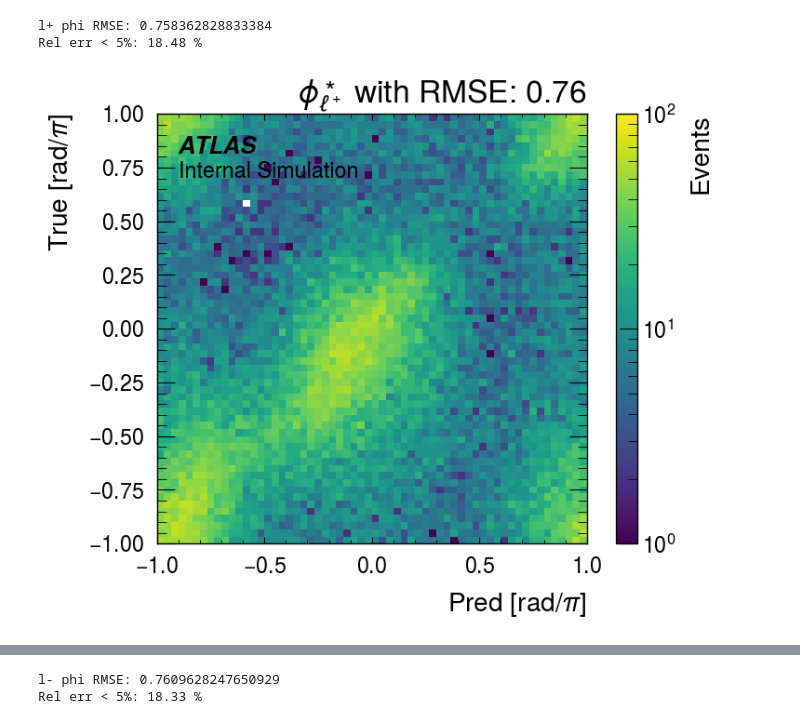
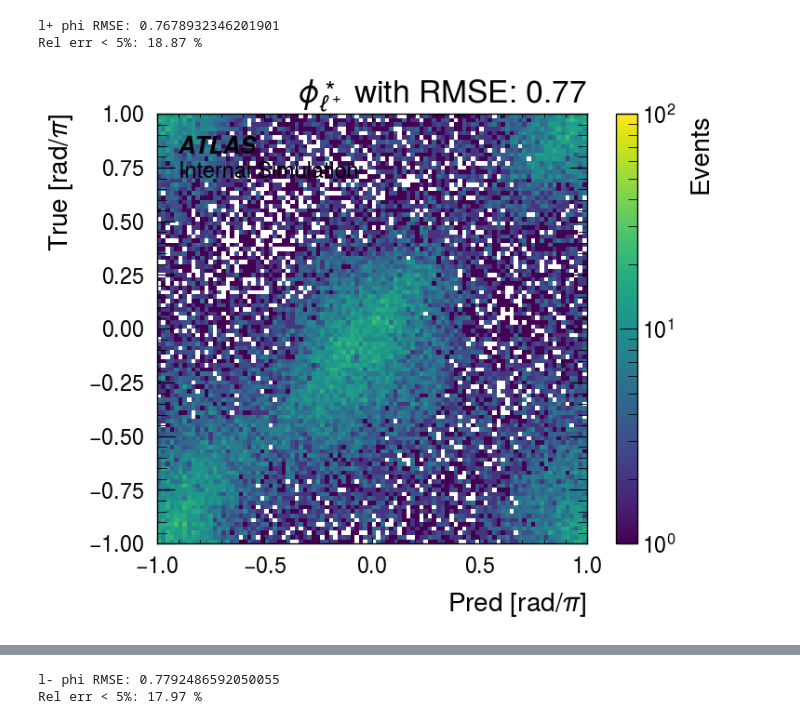
Before and after one commit to yygarypeng/ww-pcres, a Jupyter notebook: visualize.ipynb, the cells around one changed output, grey strips where cells are left out. Saved outputs shown, nothing was run; the diff lists cells and outputs as text; code cells hidden in the pictures.

```diff
--- a/visualize.ipynb
+++ b/visualize.ipynb
@@ -134,7 +134,7 @@ def rmse(a, b):
 def rel_err(a, b):
     return (a - b) / b
 # %%
-def plot_1d_hist(pred, truth, name, bins_edges=np.linspace(-200, 200, 61), unit="GeV", color="black", savepath=None):
+def plot_1d_hist(pred, truth, name, bins_edges=np.linspace(-200, 200, 101), unit="GeV", color="black", savepath=None):
     plt.hist(pred, bins=bins_edges, linewidth=2, color="red", histtype="step", label="Pred")
     plt.hist(truth, bins=bins_edges, linewidth=2, color="blue", histtype="step", label="True")
     plt.legend()
@@ -149,7 +149,7 @@ def plot_1d_hist(pred, truth, name, bins_edges=np.linspace(-200, 200, 61), unit=
     if savepath is not None:
         plt.savefig(savepath, bbox_inches="tight")
     plt.show()
-def plot_2d_hist(pred, truth, name, bins_edges=np.linspace(-200, 200, 61), log=False, unit="GeV", color="black", vmax=5e2, savepath=None):
+def plot_2d_hist(pred, truth, name, bins_edges=np.linspace(-200, 200, 101), log=False, unit="GeV", color="black", vmax=5e2, savepath=None):
     if log:
         norm = LogNorm(vmin=1, vmax=vmax)
         plt.hist2d(pred, truth, bins=[bins_edges, bins_edges], cmap="viridis", norm=norm)
@@ -329,8 +329,8 @@ Rel err < 5%: 42.83 %
 # %%
-plot_1d_hist(pred_l0_theta_phi[1], true_l0_theta_phi[1], r"$\phi^\ast_{\ell^+}$", np.linspace(-1, 1, 61), unit="rad/$\pi$", savepath="./figures/lep_pos/phi.pdf")
+plot_1d_hist(pred_l0_theta_phi[1], true_l0_theta_phi[1], r"$\phi^\ast_{\ell^+}$", np.linspace(-1, 1, 101), unit="rad/$\pi$", savepath="./figures/lep_pos/phi.pdf")
 print("l+ phi RMSE:", rmse(pred_l0_theta_phi[1], true_l0_theta_phi[1]))
-plot_2d_hist(pred_l0_theta_phi[1], true_l0_theta_phi[1], r"$\phi^\ast_{\ell^+}$", np.linspace(-1, 1, 61), log=True, unit="rad/$\pi$", color="black", vmax=1e2, savepath="./figures/lep_pos/phi_2d.pdf")
-plot_1d_hist(pred_l1_theta_phi[1], true_l1_theta_phi[1], r"$\phi^\ast_{\ell^-}$", np.linspace(-1, 1, 61), unit="rad/$\pi$", savepath="./figures/lep_neg/phi.pdf")
+plot_2d_hist(pred_l0_theta_phi[1], true_l0_theta_phi[1], r"$\phi^\ast_{\ell^+}$", np.linspace(-1, 1, 101), log=True, unit="rad/$\pi$", color="black", vmax=1e2, savepath="./figures/lep_pos/phi_2d.pdf")
+plot_1d_hist(pred_l1_theta_phi[1], true_l1_theta_phi[1], r"$\phi^\ast_{\ell^-}$", np.linspace(-1, 1, 101), unit="rad/$\pi$", savepath="./figures/lep_neg/phi.pdf")
 print("l- phi RMSE:", rmse(pred_l1_theta_phi[1], true_l1_theta_phi[1]))
-plot_2d_hist(pred_l1_theta_phi[1], true_l1_theta_phi[1], r"$\phi^\ast_{\ell^-}$", np.linspace(-1, 1, 61), log=True, unit="rad/$\pi$", color="black", vmax=1e2, savepath="./figures/lep_neg/phi_2d.pdf")
+plot_2d_hist(pred_l1_theta_phi[1], true_l1_theta_phi[1], r"$\phi^\ast_{\ell^-}$", np.linspace(-1, 1, 101), log=True, unit="rad/$\pi$", color="black", vmax=1e2, savepath="./figures/lep_neg/phi_2d.pdf")
 # %% [output]
@@ -338,3 +338,3 @@ plot_2d_hist(pred_l1_theta_phi[1], true_l1_theta_phi[1], r"$\phi^\ast_{\ell^-}$"
-l+ phi RMSE: 0.758362828833384
-Rel err < 5%: 18.48 %
+l+ phi RMSE: 0.7678932346201901
+Rel err < 5%: 18.87 %
-[figure, old version]
+[figure, new version]
@@ -342,2 +342,2 @@ Rel err < 5%: 18.48 %
-l- phi RMSE: 0.7609628247650929
-Rel err < 5%: 18.33 %
+l- phi RMSE: 0.7792486592050055
+Rel err < 5%: 17.97 %
```
Also changed, not shown: parts of 19 cells of this notebook, 42 other files.
